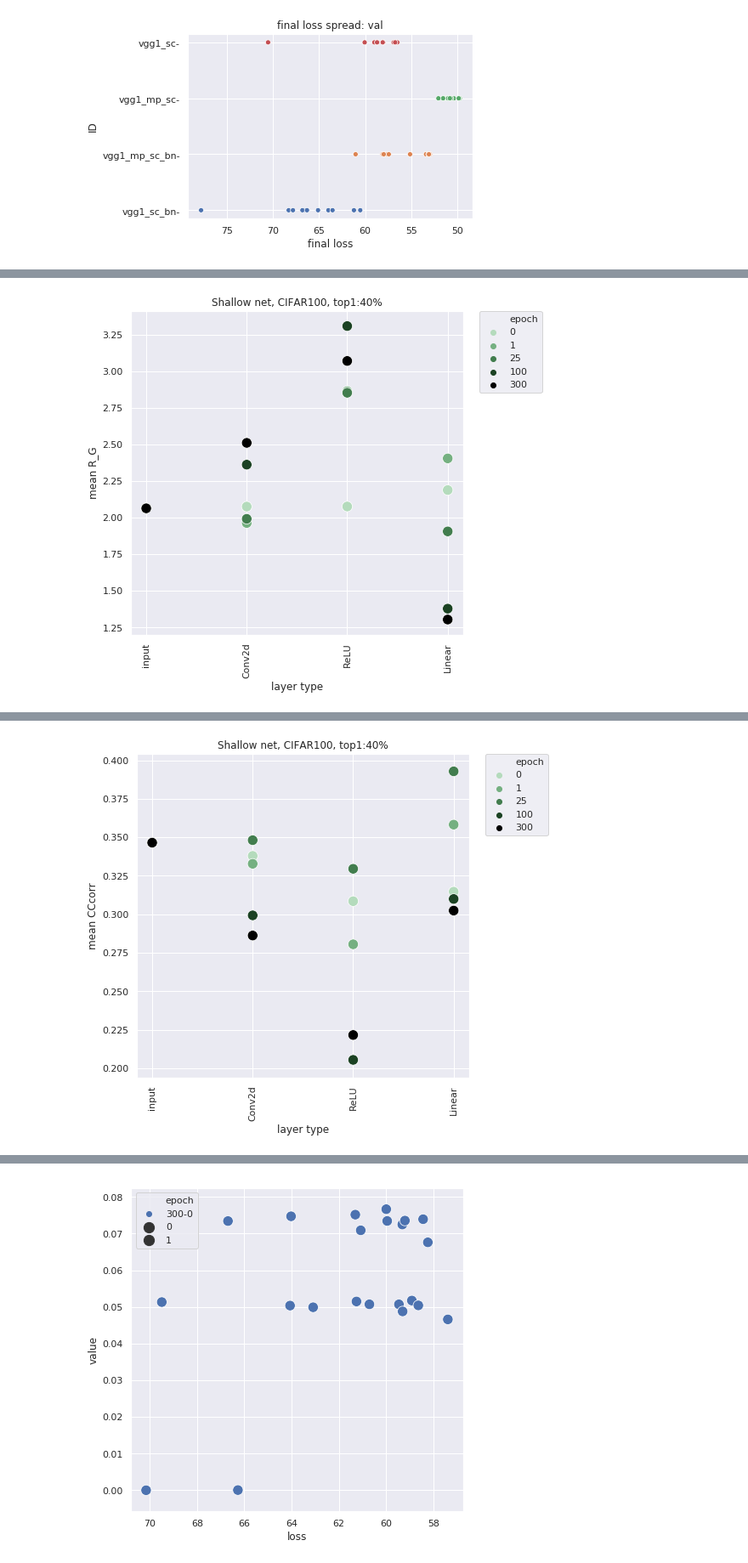
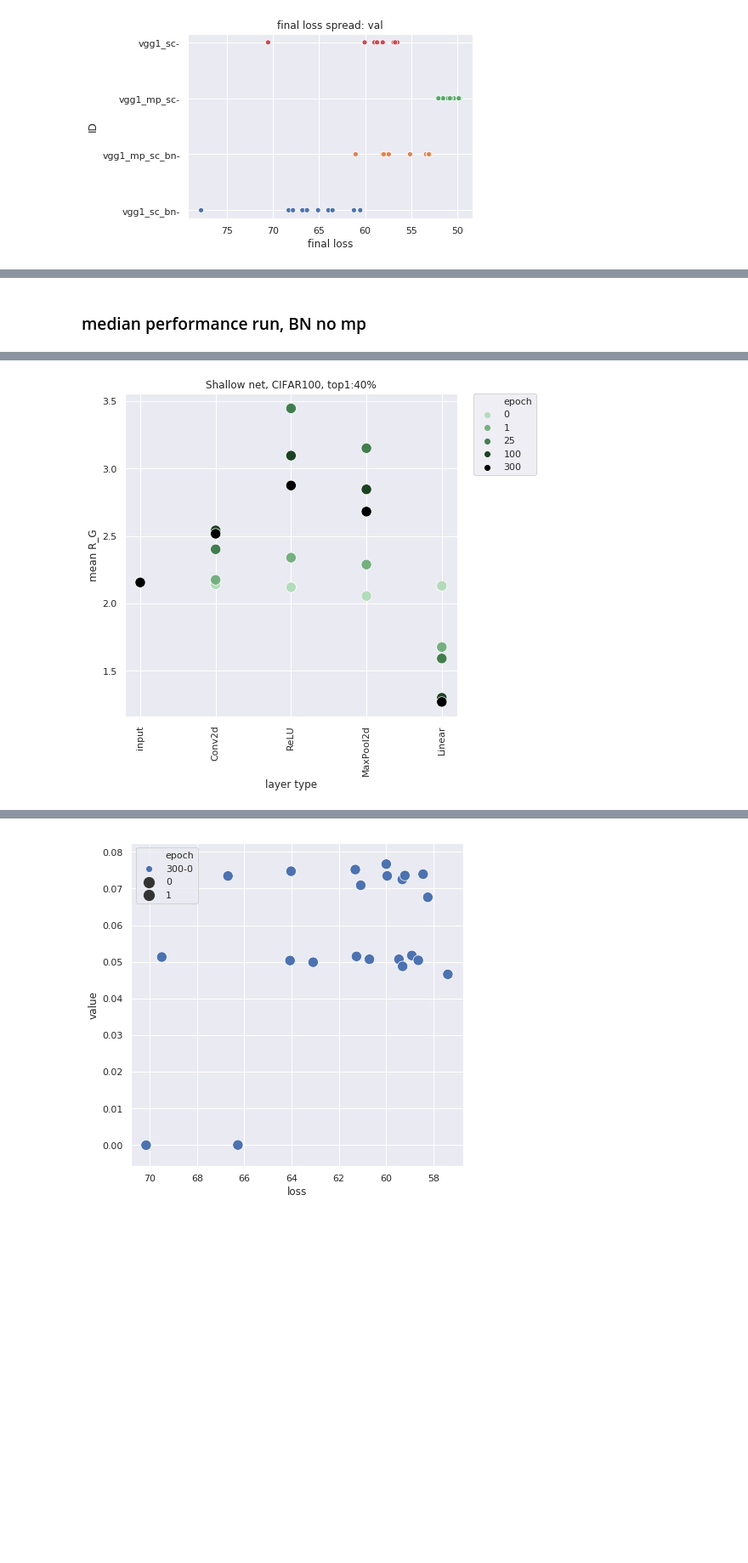
Before and after one commit to dapello/vgg-feature-gen, a Jupyter notebook: shallow_net_analysis.ipynb, the cells around one changed output, grey strips where cells are left out. Shown at 85% size. Drawn from its saved outputs; the diff is of its cells as text; code cells hidden in the pictures; blank space fills up the shorter version.

```diff
--- a/shallow_net_analysis.ipynb
+++ b/shallow_net_analysis.ipynb
@@ -414,0 +367,31 @@ for measure in measures:
+# %%
+# measures = ['pr', 'a_G_vec', 'R_G_vec', 'D_G_vec', 'D_M_vec','R_M_vec', 'a_M_vec', 'CCcorr']
+measures = ['pr', 'D_M_vec','R_M_vec', 'a_M_vec', 'CCcorr']
+mani_dirs = [
+    '../dump/manifold-seed_8-drop_0-vgg1_mp_sc-formatted_features-sort_betasoftmax/'
+]
+# expand_input(mani_dirs)
+
+tags = [
+    "seed_0 ep:"
+]
+
+# df = multi_frame_constructor(mani_dirs, tags, measures, exclude=['input'])
+df = multi_frame_constructor(mani_dirs, tags, measures)
+
+df['tag'] = df['tag']+df['epoch'].astype(str)
+
+opts = {
+    'dims':[7,7],
+    'sortby': ['layer number','epoch'],
+    'hue': 'epoch',
+    'fix_legend':True
+}
+
+# df_filtered = df[(df['imageset']=='train')&(df['epoch']==300)]
+df_filtered = df[(df['imageset']=='train')]
+
+# r*d**(1/2)
+
+for measure in measures:
+    data = display(df_filtered, measure, 'features', 'Shallow net, CIFAR100, top1:40%', opts=opts)
@@ -415,8 +404,11 @@ for measure in measures:
+# %% [markdown]
+### median performance run, BN no mp
 # %%
-measures = ['pr', 'a_G_vec', 'R_G_vec', 'D_G_vec', 'D_M_vec','R_M_vec', 'a_Mfull_vec', 'a_M_vec', 'CCcorr']
+measures = ['pr', 'a_G_vec', 'R_G_vec', 'D_G_vec', 'D_M_vec','R_M_vec', 'a_M_vec', 'CCcorr']
 mani_dirs = [
-    '../dump/manifold-seed_0-drop_0-vgg1_sc-formatted_features-sort_betasoftmax/'
+    '../dump/manifold-seed_9-drop_0-vgg1_mp_sc-formatted_features-sort_betasoftmax/'
 ]
+expand_input(mani_dirs)
 
 tags = [
     "seed_0 ep:"
@@ -434,8 +426,8 @@ opts = {
     'fix_legend':True
 }
 
-# df_filtered = df[(df['image set']=='train')&(df['epoch']==300)]
-df_filtered = df[(df['image set']=='train')]
+# df_filtered = df[(df['imageset']=='train')&(df['epoch']==300)]
+df_filtered = df[(df['imageset']=='train')]
 
 # r*d**(1/2)
 
@@ -447 +439 @@ for measure in measures:
-[figure, old version]
+[figure, new version]
@@ -453 +444,0 @@ for measure in measures:
-[figure, removed]
```
Also changed, not shown: parts of 50 cells of this notebook.
